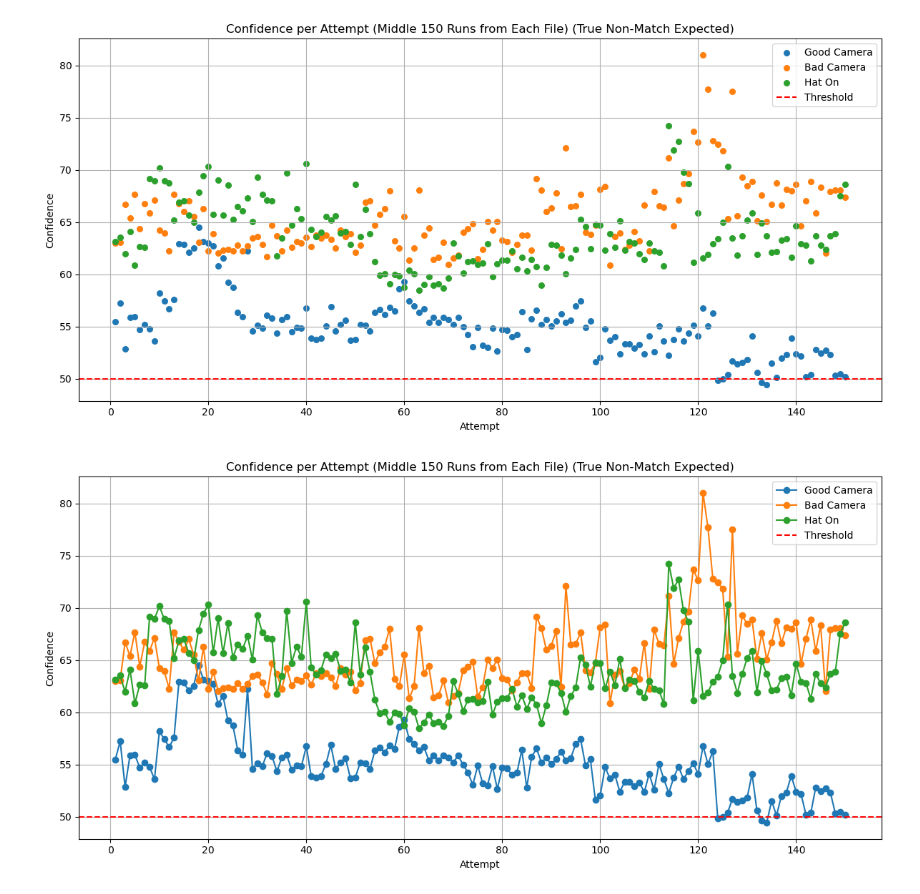
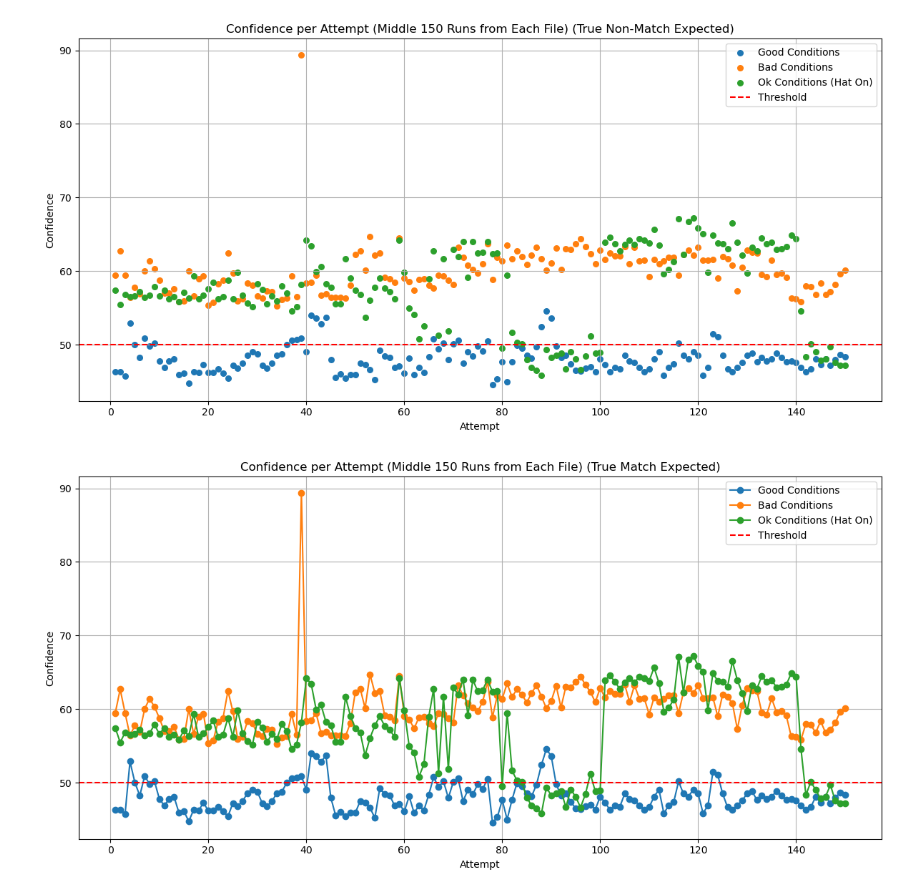
Before and after one commit to AlexSembrat/ENCM509-Project, a Jupyter notebook: scatter_plots.ipynb, the cells around one changed output. Drawn from its saved outputs; the diff is of its cells as text; code cells hidden in the pictures.

Commit message:
Updated readme and fixed graph title

```diff
--- a/scatter_plots.ipynb
+++ b/scatter_plots.ipynb
@@ -17,9 +17,9 @@ def process_csv(path, label):
     middle_df['Source'] = label
     return middle_df[['Run #', 'Confidence', 'Source']]
 # %%
-csv1 = process_csv("results/recognition_log_train_jenna_correct_camera.csv", "Good Conditions")
-csv2 = process_csv("results/recognition_log_train_jenna_wrong_camera.csv", "Bad Conditions")
-csv3 = process_csv("results/recognition_log_train_jenna_hat_on.csv", "Ok Conditions")
+csv1 = process_csv("results/recognition_log_train_alex_correct_camera.csv", "Good Conditions")
+csv2 = process_csv("results/recognition_log_train_alex_wrong_camera.csv", "Bad Conditions")
+csv3 = process_csv("results/recognition_log_train_alex_hat_on.csv", "Ok Conditions (Hat On)")
 
 # Combine for plotting
 combined_df = pd.concat([csv1, csv2, csv3])
@@ -58,24 +58,24 @@ plt.grid(True)
 plt.tight_layout()
 plt.show()
 # %% [output]
-[figure, old version]
+[figure, new version]
 # %%
 # Plot
 plt.figure(figsize=(12, 6))
 for label in combined_df['Source'].unique():
     subset = combined_df[combined_df['Source'] == label]
     plt.plot(subset['Run #'], subset['Confidence'], label=label, marker='o')
 
 # Add threshold line
 plt.axhline(y=50, color='red', linestyle='--', label='Threshold')
 
 # Labels and legend
 plt.xlabel("Attempt")
 plt.ylabel("Confidence")
-plt.title("Confidence per Attempt (Middle 150 Runs from Each File) (True Non-Match Expected)")
+plt.title("Confidence per Attempt (Middle 150 Runs from Each File) (True Match Expected)")
 plt.legend()
 plt.grid(True)
 plt.tight_layout()
 plt.show()
 # %% [output]
-[figure, old version]
+[figure, new version]
```
Also changed, not shown: parts of 1 cell of this notebook, 2 other files.
